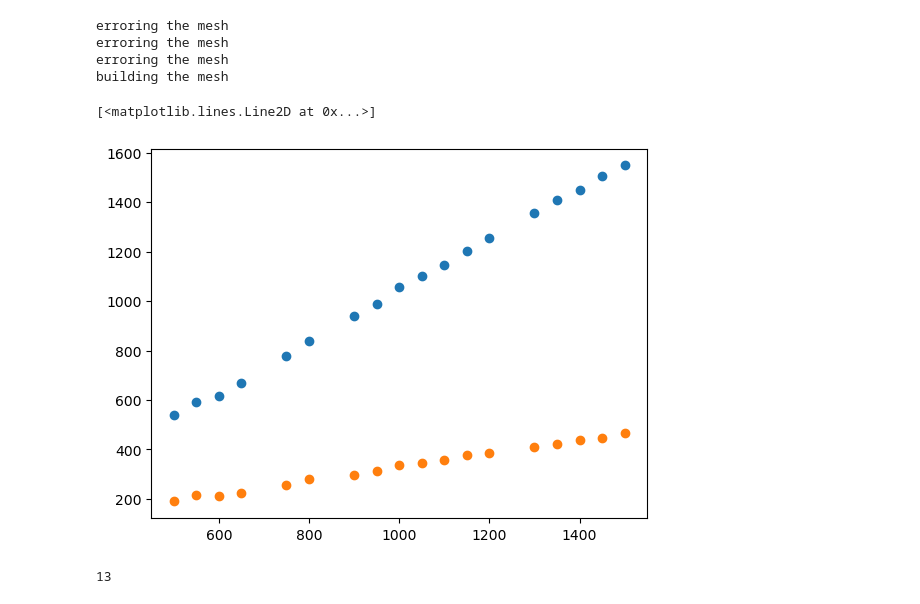
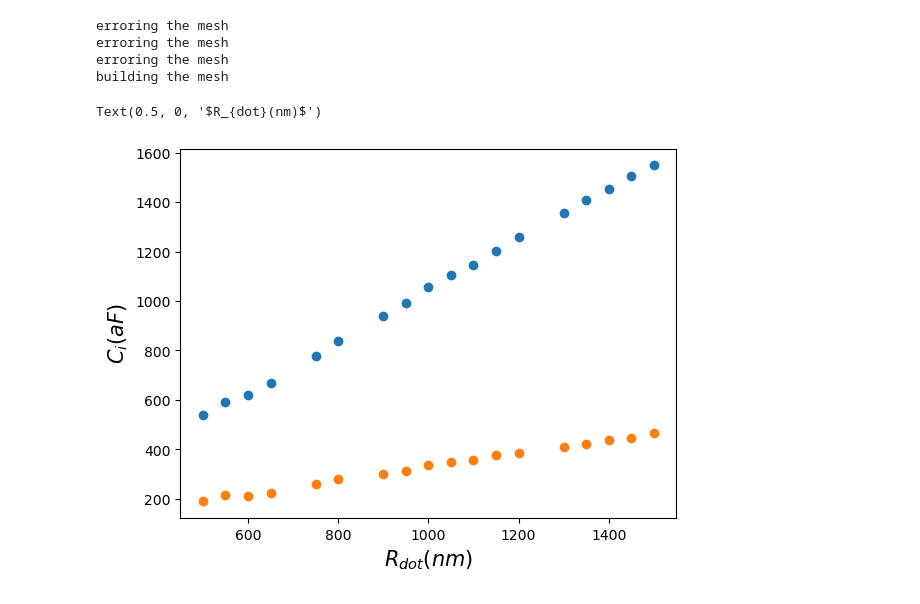
Before and after one commit to BingchengSuo/PYVA, a Jupyter notebook: measurements.ipynb, the cells around one changed output. Drawn from its saved outputs; the diff is of its cells as text; code cells hidden in the pictures.

```diff
--- a/measurements.ipynb
+++ b/measurements.ipynb
@@ -203,5 +203,8 @@ np.savez('double_dot.npz', dotarr, ci)
 # %%
-dotarr = np.linspace(1000, 3000, N)
+data = np.load('double_dot.npz')
+dotarr = data['dotarr']
+ci     = data['ci']
+
 cii = np.array([c for c in ci[:,0,0] if c != 0])
 cij = np.array([c for c in ci[:,0,1] if c != 0])
 dotarr = np.array([a for a, b in zip(dotarr, ci[:,0,0]) if b != 0])
@@ -209,10 +212,8 @@ dotarr = dotarr/2
 # %%
 plt.plot(dotarr,cii,'o')
 plt.plot(dotarr,abs(cij),'o')
+plt.ylabel(r'$C_i (aF)$', fontsize = 15)
+plt.xlabel(r'$R_{dot}(nm)$', fontsize = 15)
 # %% [output]
-[<matplotlib.lines.Line2D at 0x...>]
+Text(0.5, 0, '$R_{dot}(nm)$')
-[figure, old version]
+[figure, new version]
-# %%
-len(dotarr)
-# %% [output]
-13
```
Also changed, not shown: parts of 9 cells of this notebook, 22 other files.
